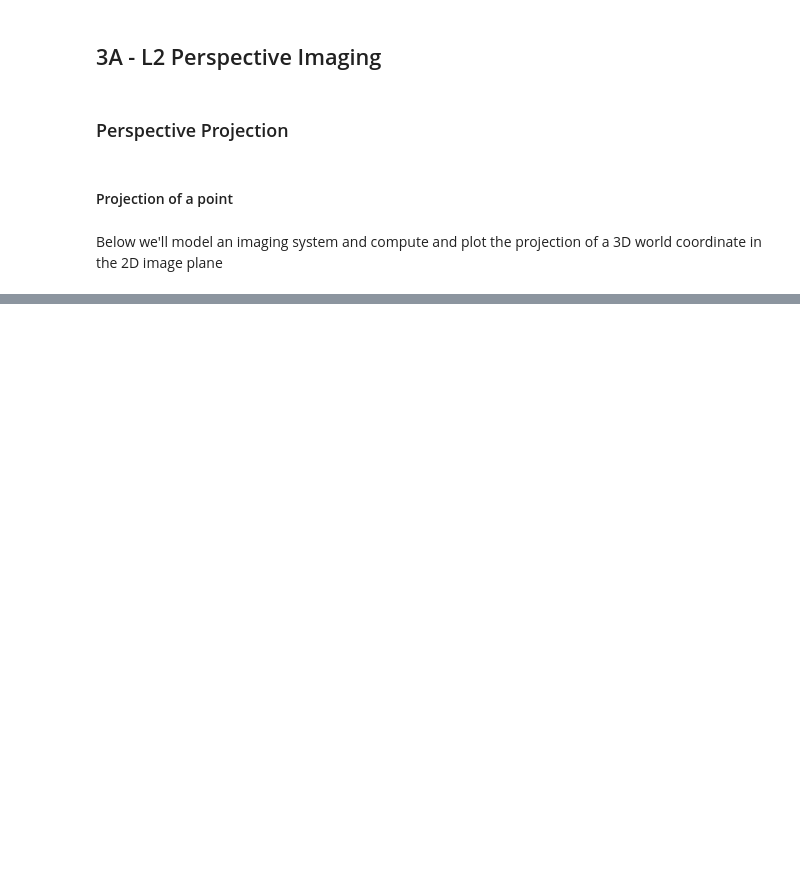
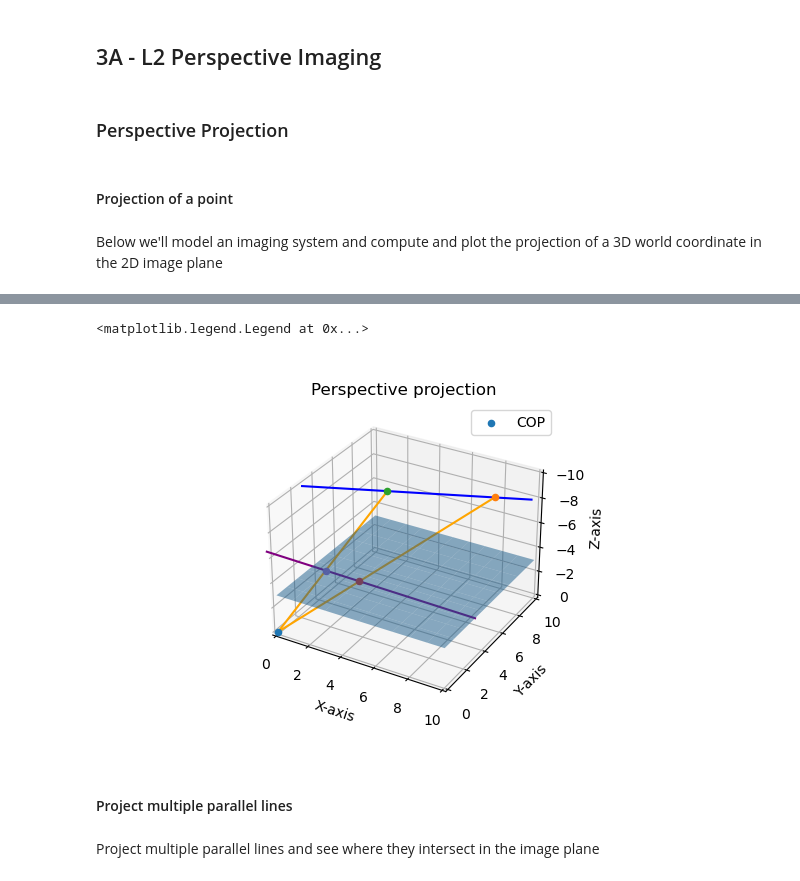
Before and after one commit to wingedrasengan927/Intro-to-computer-vision---Notes, a Jupyter notebook: lesson 3/3A - L2 Perspective Imaging.ipynb, the cells around one changed output, grey strips where cells are left out. Saved outputs shown, nothing was run; the diff lists cells and outputs as text; code cells hidden in the pictures; blank space fills up the shorter version.

```diff
--- a/lesson 3/3A - L2 Perspective Imaging.ipynb
+++ b/lesson 3/3A - L2 Perspective Imaging.ipynb
@@ -108,0 +114,6 @@ plt.legend()
+# %%
+# define parameters
+p = np.array([8, 9, -8])
+t = np.array([2, 8, -7])
+
+s = 3 # scaling factor
@@ -108,0 +153,59 @@ plt.legend()
+# %%
+# create figure
+fig = plt.figure(figsize=(6, 4))
+ax = fig.add_subplot(111,projection='3d')
+
+# set axis limits
+ax.set(xlim=(0, 10), ylim=(0, 10), zlim=(0, -10))
+
+# plot centre of projection at the origin
+ax.scatter(*cop, label="COP")
+
+# plot the image plane
+xx, yy = np.meshgrid(range(0, 11), range(0, 11))
+z = np.ones(shape=(xx.shape))  * f
+
+ax.plot_surface(xx, yy, z, alpha=0.5)
+
+# plot p and t
+ax.scatter(*p)
+ax.scatter(*t)
+
+# extend the line between p & t
+p_extd, t_extd = extend_line(p, t, f)
+
+# plot the extended line between p & t
+ax.plot(*make_line(p_extd, t_extd), color="blue")
+
+# plot the ray from p & t to the COP
+ax.plot(*make_line(cop, p), color="orange")
+ax.plot(*make_line(cop, t), color="orange")
+
+# compute and plot the projection of p & t
+u = compute_projection(f, p)
+v = compute_projection(f, t)
+
+# plot u and v
+ax.scatter(*u)
+ax.scatter(*v)
+
+# extend the line between u & v
+u_extd, v_extd = extend_line(u, v, f)
+
+# plot the line between p & t
+ax.plot(*make_line(u_extd, v_extd), color="purple")
+
+# set labels
+ax.set_title("Perspective projection")
+ax.set_xlabel("X-axis")
+ax.set_ylabel("Y-axis")
+ax.set_zlabel("Z-axis")
+
+plt.legend()
+# %% [output]
+<matplotlib.legend.Legend at 0x...>
+[figure, added]
+# %% [markdown]
+#### Project multiple parallel lines
+# %% [markdown]
+Project multiple parallel lines and see where they intersect in the image plane
```
Also changed, not shown: parts of 6 cells of this notebook.
